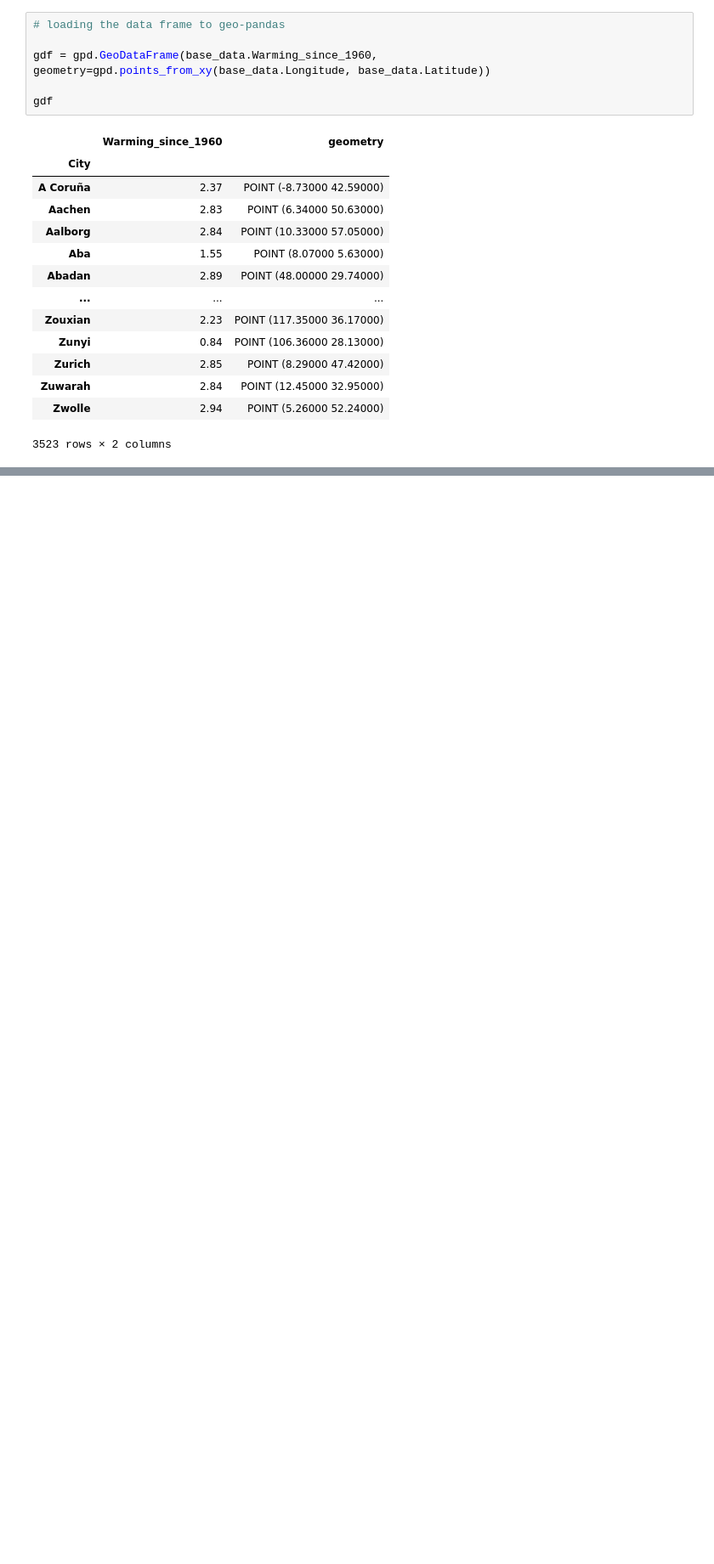
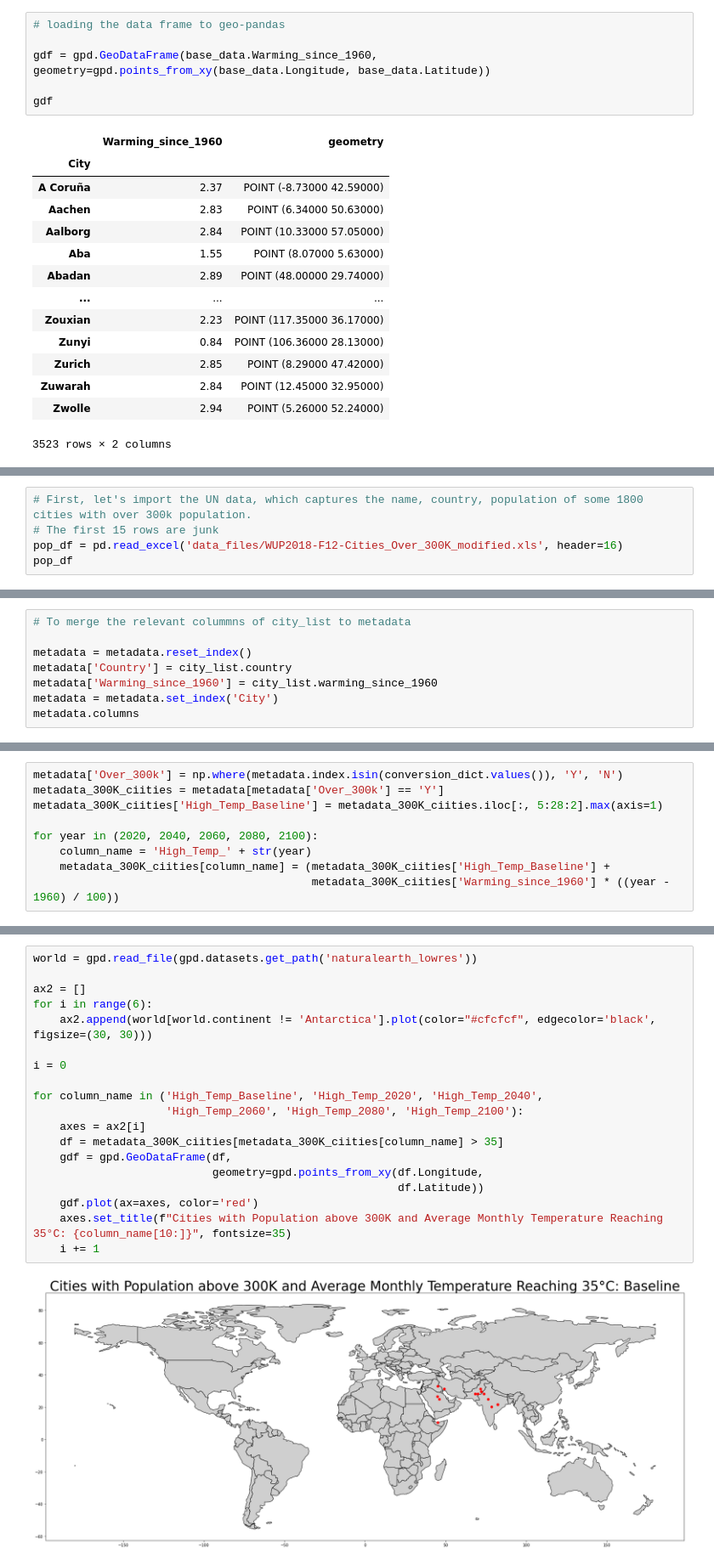
Before and after one commit to nankli/Python_EDA_group_project, a Jupyter notebook: Mapping_Heating across regions and cities_Justin.ipynb, the cells around one changed output, grey strips where cells are left out. Shown at 85% size. Saved outputs shown, nothing was run; the diff lists cells and outputs as text; blank space fills up the shorter version.

```diff
--- a/Mapping_Heating across regions and cities_Justin.ipynb
+++ b/Mapping_Heating across regions and cities_Justin.ipynb
@@ -128,0 +129,5 @@ Text(0.5, 1217.7982439999998, 'Warming since 1960 (°C / century)')
+# %%
+# First, let's import the UN data, which captures the name, country, population of some 1800 cities with over 300k population.
+# The first 15 rows are junk
+pop_df = pd.read_excel('data_files/WUP2018-F12-Cities_Over_300K_modified.xls', header=16)
+pop_df
@@ -128,0 +180,8 @@ Text(0.5, 1217.7982439999998, 'Warming since 1960 (°C / century)')
+# %%
+# To merge the relevant colummns of city_list to metadata
+
+metadata = metadata.reset_index()
+metadata['Country'] = city_list.country
+metadata['Warming_since_1960'] = city_list.warming_since_1960
+metadata = metadata.set_index('City')
+metadata.columns
@@ -128,0 +390,9 @@ Text(0.5, 1217.7982439999998, 'Warming since 1960 (°C / century)')
+# %%
+metadata['Over_300k'] = np.where(metadata.index.isin(conversion_dict.values()), 'Y', 'N')
+metadata_300K_ciities = metadata[metadata['Over_300k'] == 'Y']
+metadata_300K_ciities['High_Temp_Baseline'] = metadata_300K_ciities.iloc[:, 5:28:2].max(axis=1)
+
+for year in (2020, 2040, 2060, 2080, 2100):
+    column_name = 'High_Temp_' + str(year)
+    metadata_300K_ciities[column_name] = (metadata_300K_ciities['High_Temp_Baseline'] +
+                                          metadata_300K_ciities['Warming_since_1960'] * ((year - 1960) / 100))
@@ -128,0 +410,21 @@ Text(0.5, 1217.7982439999998, 'Warming since 1960 (°C / century)')
+# %%
+world = gpd.read_file(gpd.datasets.get_path('naturalearth_lowres'))
+
+ax2 = []
+for i in range(6):
+    ax2.append(world[world.continent != 'Antarctica'].plot(color="#cfcfcf", edgecolor='black', figsize=(30, 30)))
+
+i = 0
+
+for column_name in ('High_Temp_Baseline', 'High_Temp_2020', 'High_Temp_2040',
+                    'High_Temp_2060', 'High_Temp_2080', 'High_Temp_2100'):
+    axes = ax2[i]
+    df = metadata_300K_ciities[metadata_300K_ciities[column_name] > 35]
+    gdf = gpd.GeoDataFrame(df,
+                           geometry=gpd.points_from_xy(df.Longitude,
+                                                       df.Latitude))
+    gdf.plot(ax=axes, color='red')
+    axes.set_title(f"Cities with Population above 300K and Average Monthly Temperature Reaching 35°C: {column_name[10:]}", fontsize=35)
+    i += 1
+# %% [output]
+[figure, added]
```
Also changed, not shown: parts of 13 cells of this notebook, 1 other file.
